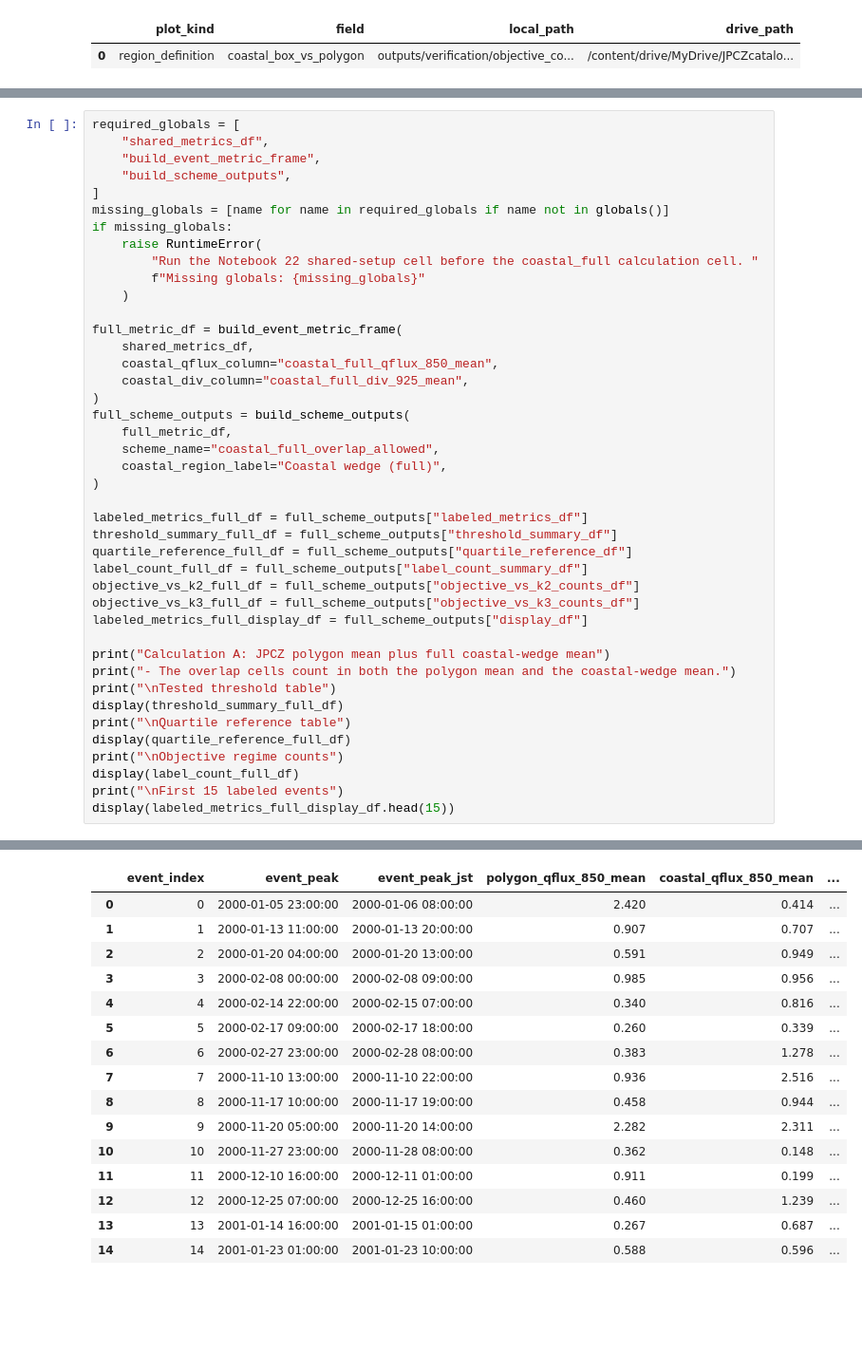
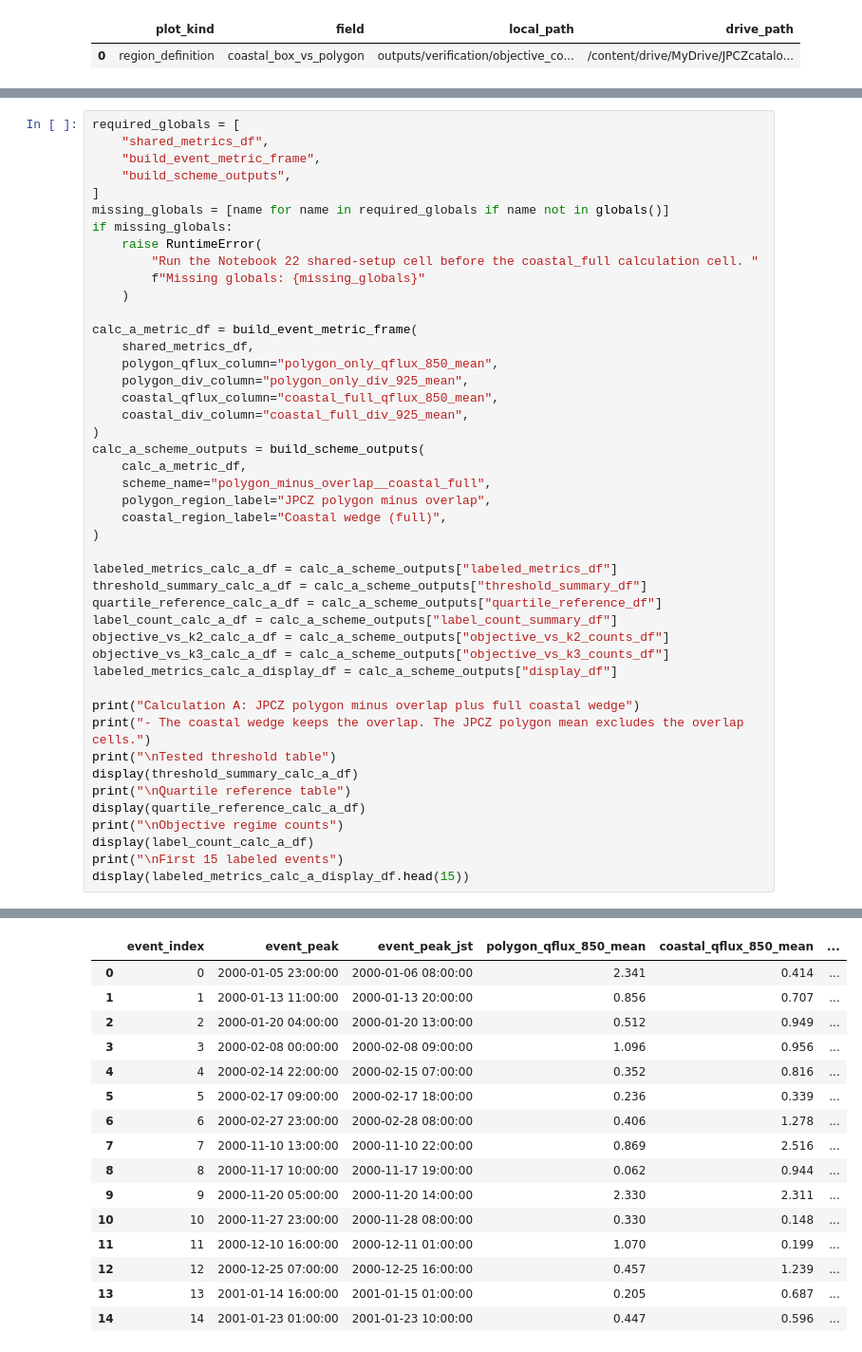
Before and after one commit to angelicasophyaramirez-blip/JPCZcatalogcolab, a Jupyter notebook: notebook16-pcolormesh/notebooks/22_objective_coastal_box_metrics_and_labels.ipynb, the cells around one changed output, grey strips where cells are left out. Shown at 95% size. Cells and saved outputs as stored; diff of their text form; blank space fills up the shorter version.

```diff
--- a/notebook16-pcolormesh/notebooks/22_objective_coastal_box_metrics_and_labels.ipynb
+++ b/notebook16-pcolormesh/notebooks/22_objective_coastal_box_metrics_and_labels.ipynb
@@ -826,33 +844,36 @@ if missing_globals:
         f"Missing globals: {missing_globals}"
     )
 
-full_metric_df = build_event_metric_frame(
+calc_a_metric_df = build_event_metric_frame(
     shared_metrics_df,
+    polygon_qflux_column="polygon_only_qflux_850_mean",
+    polygon_div_column="polygon_only_div_925_mean",
     coastal_qflux_column="coastal_full_qflux_850_mean",
     coastal_div_column="coastal_full_div_925_mean",
 )
-full_scheme_outputs = build_scheme_outputs(
-    full_metric_df,
-    scheme_name="coastal_full_overlap_allowed",
+calc_a_scheme_outputs = build_scheme_outputs(
+    calc_a_metric_df,
+    scheme_name="polygon_minus_overlap__coastal_full",
+    polygon_region_label="JPCZ polygon minus overlap",
     coastal_region_label="Coastal wedge (full)",
 )
 
-labeled_metrics_full_df = full_scheme_outputs["labeled_metrics_df"]
-threshold_summary_full_df = full_scheme_outputs["threshold_summary_df"]
-quartile_reference_full_df = full_scheme_outputs["quartile_reference_df"]
-label_count_full_df = full_scheme_outputs["label_count_summary_df"]
-objective_vs_k2_full_df = full_scheme_outputs["objective_vs_k2_counts_df"]
-objective_vs_k3_full_df = full_scheme_outputs["objective_vs_k3_counts_df"]
-labeled_metrics_full_display_df = full_scheme_outputs["display_df"]
+labeled_metrics_calc_a_df = calc_a_scheme_outputs["labeled_metrics_df"]
+threshold_summary_calc_a_df = calc_a_scheme_outputs["threshold_summary_df"]
+quartile_reference_calc_a_df = calc_a_scheme_outputs["quartile_reference_df"]
+label_count_calc_a_df = calc_a_scheme_outputs["label_count_summary_df"]
+objective_vs_k2_calc_a_df = calc_a_scheme_outputs["objective_vs_k2_counts_df"]
+objective_vs_k3_calc_a_df = calc_a_scheme_outputs["objective_vs_k3_counts_df"]
+labeled_metrics_calc_a_display_df = calc_a_scheme_outputs["display_df"]
 
-print("Calculation A: JPCZ polygon mean plus full coastal-wedge mean")
-print("- The overlap cells count in both the polygon mean and the coastal-wedge mean.")
+print("Calculation A: JPCZ polygon minus overlap plus full coastal wedge")
+print("- The coastal wedge keeps the overlap. The JPCZ polygon mean excludes the overlap cells.")
 print("\nTested threshold table")
-display(threshold_summary_full_df)
+display(threshold_summary_calc_a_df)
 print("\nQuartile reference table")
-display(quartile_reference_full_df)
+display(quartile_reference_calc_a_df)
 print("\nObjective regime counts")
-display(label_count_full_df)
+display(label_count_calc_a_df)
 print("\nFirst 15 labeled events")
-display(labeled_metrics_full_display_df.head(15))
+display(labeled_metrics_calc_a_display_df.head(15))
 # %% [output]
@@ -879,20 +900,20 @@ Objective regime counts
 First 15 labeled events
 |  | event_index | event_peak | event_peak_jst | polygon_qflux_850_mean | coastal_qflux_850_mean | ... |
-| 0 | 0 | 2000-01-05 23:00:00 | 2000-01-06 08:00:00 | 2.420 | 0.414 | ... |
-| 1 | 1 | 2000-01-13 11:00:00 | 2000-01-13 20:00:00 | 0.907 | 0.707 | ... |
-| 2 | 2 | 2000-01-20 04:00:00 | 2000-01-20 13:00:00 | 0.591 | 0.949 | ... |
-| 3 | 3 | 2000-02-08 00:00:00 | 2000-02-08 09:00:00 | 0.985 | 0.956 | ... |
-| 4 | 4 | 2000-02-14 22:00:00 | 2000-02-15 07:00:00 | 0.340 | 0.816 | ... |
-| 5 | 5 | 2000-02-17 09:00:00 | 2000-02-17 18:00:00 | 0.260 | 0.339 | ... |
-| 6 | 6 | 2000-02-27 23:00:00 | 2000-02-28 08:00:00 | 0.383 | 1.278 | ... |
-| 7 | 7 | 2000-11-10 13:00:00 | 2000-11-10 22:00:00 | 0.936 | 2.516 | ... |
-| 8 | 8 | 2000-11-17 10:00:00 | 2000-11-17 19:00:00 | 0.458 | 0.944 | ... |
-| 9 | 9 | 2000-11-20 05:00:00 | 2000-11-20 14:00:00 | 2.282 | 2.311 | ... |
-| 10 | 10 | 2000-11-27 23:00:00 | 2000-11-28 08:00:00 | 0.362 | 0.148 | ... |
-| 11 | 11 | 2000-12-10 16:00:00 | 2000-12-11 01:00:00 | 0.911 | 0.199 | ... |
-| 12 | 12 | 2000-12-25 07:00:00 | 2000-12-25 16:00:00 | 0.460 | 1.239 | ... |
-| 13 | 13 | 2001-01-14 16:00:00 | 2001-01-15 01:00:00 | 0.267 | 0.687 | ... |
-| 14 | 14 | 2001-01-23 01:00:00 | 2001-01-23 10:00:00 | 0.588 | 0.596 | ... |
+| 0 | 0 | 2000-01-05 23:00:00 | 2000-01-06 08:00:00 | 2.341 | 0.414 | ... |
+| 1 | 1 | 2000-01-13 11:00:00 | 2000-01-13 20:00:00 | 0.856 | 0.707 | ... |
+| 2 | 2 | 2000-01-20 04:00:00 | 2000-01-20 13:00:00 | 0.512 | 0.949 | ... |
+| 3 | 3 | 2000-02-08 00:00:00 | 2000-02-08 09:00:00 | 1.096 | 0.956 | ... |
+| 4 | 4 | 2000-02-14 22:00:00 | 2000-02-15 07:00:00 | 0.352 | 0.816 | ... |
+| 5 | 5 | 2000-02-17 09:00:00 | 2000-02-17 18:00:00 | 0.236 | 0.339 | ... |
+| 6 | 6 | 2000-02-27 23:00:00 | 2000-02-28 08:00:00 | 0.406 | 1.278 | ... |
+| 7 | 7 | 2000-11-10 13:00:00 | 2000-11-10 22:00:00 | 0.869 | 2.516 | ... |
+| 8 | 8 | 2000-11-17 10:00:00 | 2000-11-17 19:00:00 | 0.062 | 0.944 | ... |
+| 9 | 9 | 2000-11-20 05:00:00 | 2000-11-20 14:00:00 | 2.330 | 2.311 | ... |
+| 10 | 10 | 2000-11-27 23:00:00 | 2000-11-28 08:00:00 | 0.330 | 0.148 | ... |
+| 11 | 11 | 2000-12-10 16:00:00 | 2000-12-11 01:00:00 | 1.070 | 0.199 | ... |
+| 12 | 12 | 2000-12-25 07:00:00 | 2000-12-25 16:00:00 | 0.457 | 1.239 | ... |
+| 13 | 13 | 2001-01-14 16:00:00 | 2001-01-15 01:00:00 | 0.205 | 0.687 | ... |
+| 14 | 14 | 2001-01-23 01:00:00 | 2001-01-23 10:00:00 | 0.447 | 0.596 | ... |
 # %%
 required_globals = [
     "shared_metrics_df",
```
Also changed, not shown: parts of 8 cells of this notebook.
